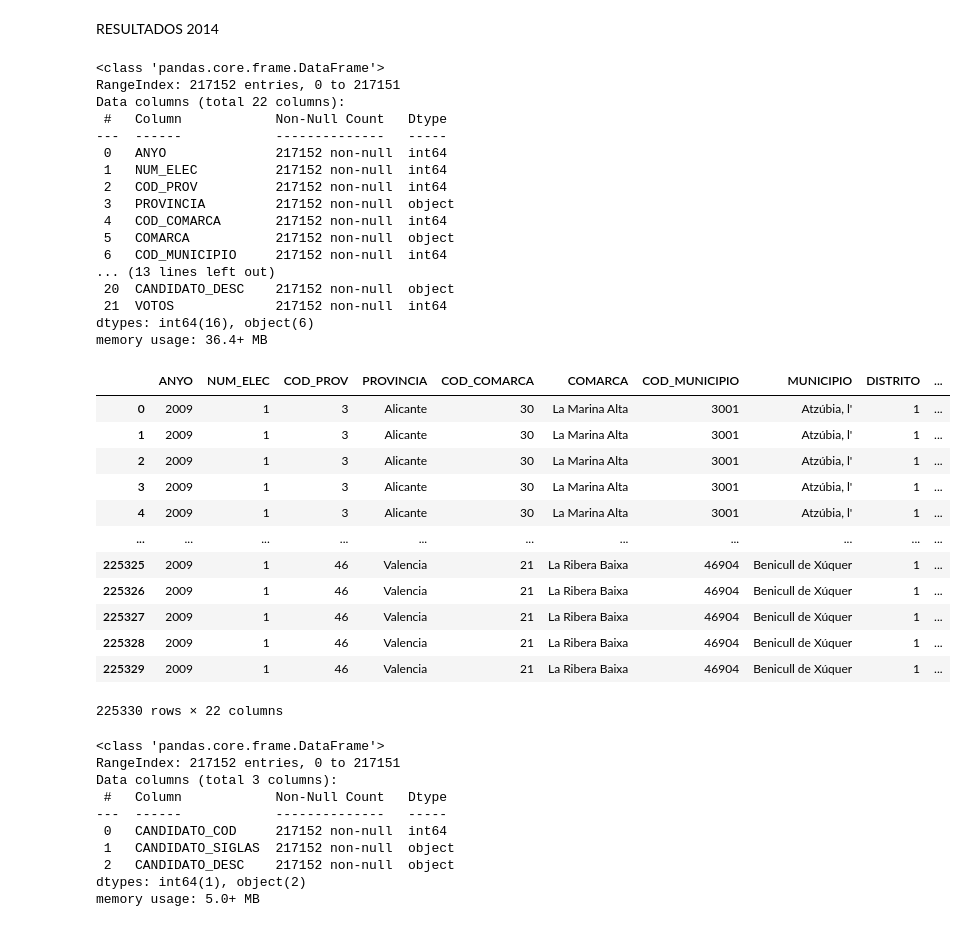
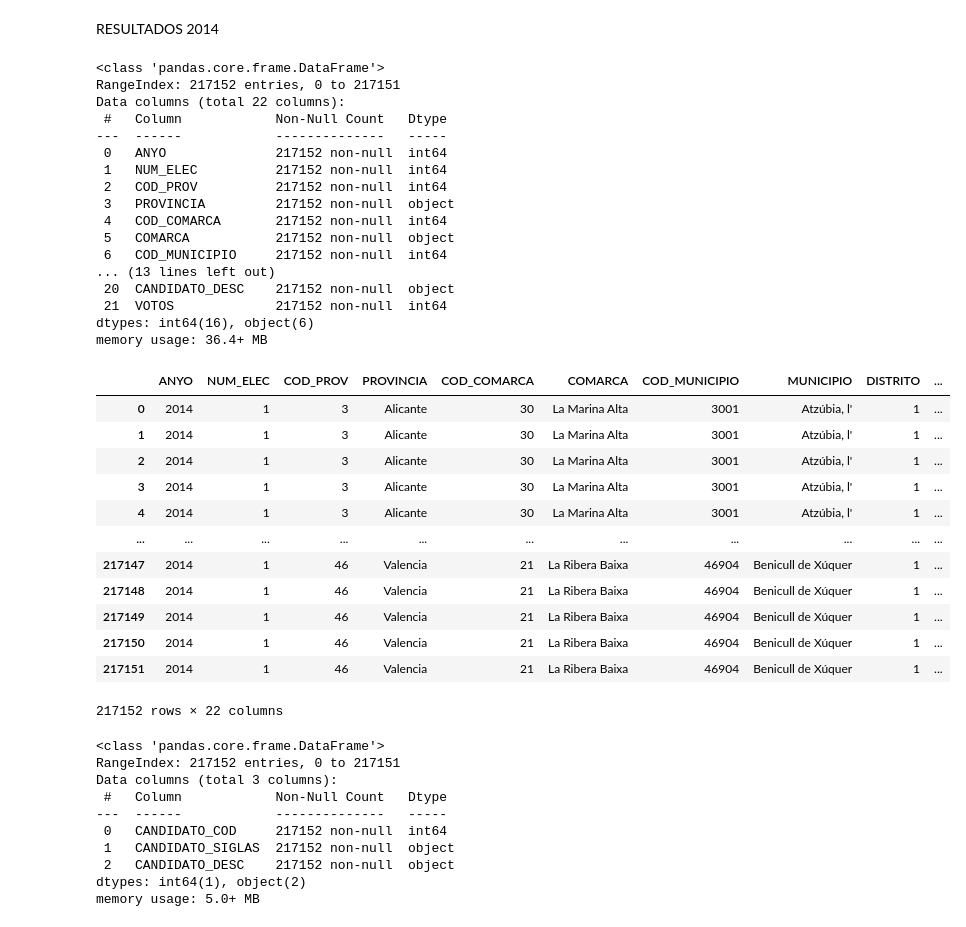
Before and after one commit to amonsalvec/Proyecto_DS_ELECCIONES, a Jupyter notebook: data/Entrega_modulo (1).ipynb, the cells around one changed output. Saved outputs shown, nothing was run; the diff lists cells and outputs as text; code cells hidden in the pictures.

```diff
--- a/data/Entrega_modulo (1).ipynb
+++ b/data/Entrega_modulo (1).ipynb
@@ -385,45 +385,44 @@ RESULTADOS 2014
 # %%
 import os
 import pandas as pd
-os.chdir(r"C:\Users\silvi\Documents\DATA_SCIENCE\TheBridge - copia\DSPT2025\Proyecto final de módulo\csv")
-#os.chdir(r"C:\Users\Silvia.Mencia\Documents\Ejercicio")
+#os.chdir(r"C:\Users\silvi\Documents\DATA_SCIENCE\TheBridge - copia\DSPT2025\Proyecto final de módulo\csv")
+os.chdir(r"C:\Users\Silvia.Mencia\Documents\Ejercicio")
 df_2014 = pd.read_csv("resultados-elecciones-europeas-1-2014.csv",sep=";")
 df_2014.info()
-df["MUNICIPIO"].unique()
-df["PROVINCIA"].unique()
+
 #No hay valores nulos
-df
+df_2014
 # %% [output]
 <class 'pandas.core.frame.DataFrame'>
 RangeIndex: 217152 entries, 0 to 217151
 Data columns (total 22 columns):
  #   Column            Non-Null Count   Dtype
 ---  ------            --------------   -----
  0   ANYO              217152 non-null  int64
  1   NUM_ELEC          217152 non-null  int64
  2   COD_PROV          217152 non-null  int64
  3   PROVINCIA         217152 non-null  object
  4   COD_COMARCA       217152 non-null  int64
  5   COMARCA           217152 non-null  object
  6   COD_MUNICIPIO     217152 non-null  int64
 ... (13 lines left out)
  20  CANDIDATO_DESC    217152 non-null  object
  21  VOTOS             217152 non-null  int64
 dtypes: int64(16), object(6)
 memory usage: 36.4+ MB
 |  | ANYO | NUM_ELEC | COD_PROV | PROVINCIA | COD_COMARCA | COMARCA | COD_MUNICIPIO | MUNICIPIO | DISTRITO | ... |
-| 0 | 2009 | 1 | 3 | Alicante | 30 | La Marina Alta | 3001 | Atzúbia, l' | 1 | ... |
-| 1 | 2009 | 1 | 3 | Alicante | 30 | La Marina Alta | 3001 | Atzúbia, l' | 1 | ... |
-| 2 | 2009 | 1 | 3 | Alicante | 30 | La Marina Alta | 3001 | Atzúbia, l' | 1 | ... |
-| 3 | 2009 | 1 | 3 | Alicante | 30 | La Marina Alta | 3001 | Atzúbia, l' | 1 | ... |
-| 4 | 2009 | 1 | 3 | Alicante | 30 | La Marina Alta | 3001 | Atzúbia, l' | 1 | ... |
+| 0 | 2014 | 1 | 3 | Alicante | 30 | La Marina Alta | 3001 | Atzúbia, l' | 1 | ... |
+| 1 | 2014 | 1 | 3 | Alicante | 30 | La Marina Alta | 3001 | Atzúbia, l' | 1 | ... |
+| 2 | 2014 | 1 | 3 | Alicante | 30 | La Marina Alta | 3001 | Atzúbia, l' | 1 | ... |
+| 3 | 2014 | 1 | 3 | Alicante | 30 | La Marina Alta | 3001 | Atzúbia, l' | 1 | ... |
+| 4 | 2014 | 1 | 3 | Alicante | 30 | La Marina Alta | 3001 | Atzúbia, l' | 1 | ... |
 | ... | ... | ... | ... | ... | ... | ... | ... | ... | ... | ... |
-| 225325 | 2009 | 1 | 46 | Valencia | 21 | La Ribera Baixa | 46904 | Benicull de Xúquer | 1 | ... |
-| 225326 | 2009 | 1 | 46 | Valencia | 21 | La Ribera Baixa | 46904 | Benicull de Xúquer | 1 | ... |
-| 225327 | 2009 | 1 | 46 | Valencia | 21 | La Ribera Baixa | 46904 | Benicull de Xúquer | 1 | ... |
-| 225328 | 2009 | 1 | 46 | Valencia | 21 | La Ribera Baixa | 46904 | Benicull de Xúquer | 1 | ... |
-| 225329 | 2009 | 1 | 46 | Valencia | 21 | La Ribera Baixa | 46904 | Benicull de Xúquer | 1 | ... |
+| 217147 | 2014 | 1 | 46 | Valencia | 21 | La Ribera Baixa | 46904 | Benicull de Xúquer | 1 | ... |
+| 217148 | 2014 | 1 | 46 | Valencia | 21 | La Ribera Baixa | 46904 | Benicull de Xúquer | 1 | ... |
+| 217149 | 2014 | 1 | 46 | Valencia | 21 | La Ribera Baixa | 46904 | Benicull de Xúquer | 1 | ... |
+| 217150 | 2014 | 1 | 46 | Valencia | 21 | La Ribera Baixa | 46904 | Benicull de Xúquer | 1 | ... |
+| 217151 | 2014 | 1 | 46 | Valencia | 21 | La Ribera Baixa | 46904 | Benicull de Xúquer | 1 | ... |
-225330 rows × 22 columns
+217152 rows × 22 columns
 # %%
 #Segunda tabla creada: CANDIDATOS
 df_candidatos_2014= df_2014.loc[:,"CANDIDATO_COD":"CANDIDATO_DESC"]
```
Also changed, not shown: parts of 7 cells of this notebook.
